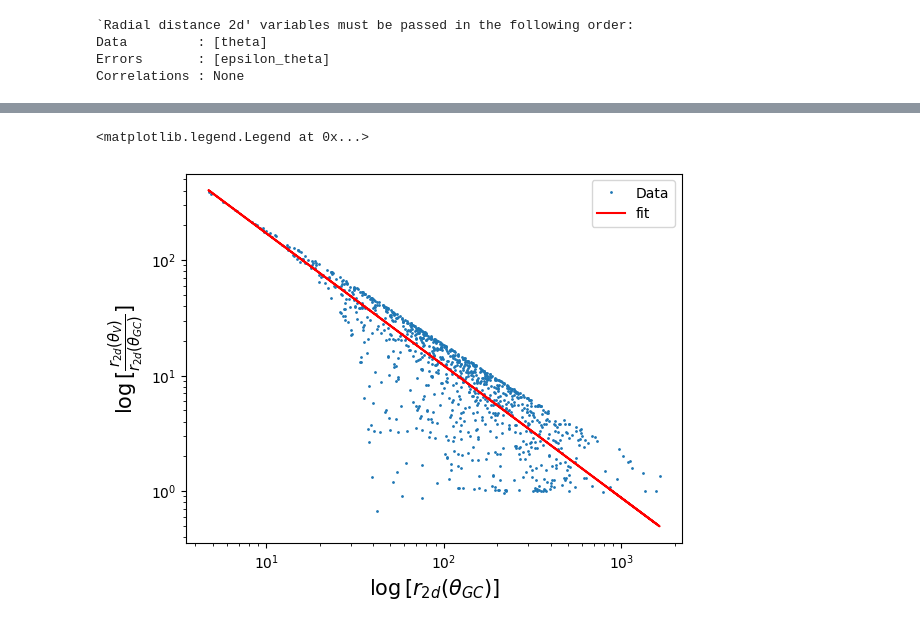
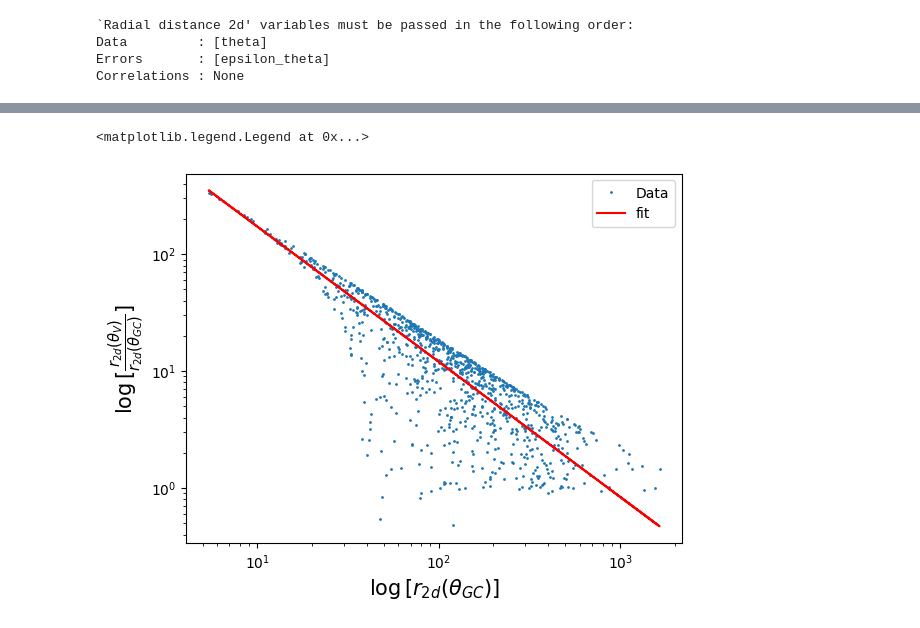
Before and after one commit to pietroferraiuolo/GRASP, a Jupyter notebook: scripts/n6121_analysis.ipynb, the cells around one changed output, grey strips where cells are left out. Saved outputs shown, nothing was run; the diff lists cells and outputs as text; code cells hidden in the pictures.

```diff
--- a/scripts/n6121_analysis.ipynb
+++ b/scripts/n6121_analysis.ipynb
@@ -140,5 +180,5 @@ A = 51994.87  ;  lambda = -1.79
 # %%
-fit = grasp.stats.fit_data(theta_1[t_ratio<400], t_ratio[t_ratio<400], fit='power')
+fit = grasp.stats.fit_data(t_ratio[t_ratio<400], fit='power', x_data=theta_1[t_ratio<400])
 
 coeffs = fit['parameters']
 
@@ -224,13 +264,13 @@ findfont: Generic family 'cursive' not found because none of the following famil
 # %%
-fit = grasp.stats.fit_data(r2d_1[r_ratio<400], r_ratio[r_ratio<400], fit='power')
+fit = grasp.stats.fit_data(r_ratio[r_ratio<400], fit='power', x_data = r2d_1[r_ratio<400])
 
 plt.plot(r2d_1[r_ratio<400], r_ratio[r_ratio<400], 'o', markersize=1, label='Data')
-plt.plot(r2d_1[r_ratio<400], fit['y-fit'], c='r', label='fit')
+plt.plot(r2d_1[r_ratio<400], fit['y_fit'], c='r', label='fit')
 plt.xlabel(r'$\log{[r_{2d}(\theta_{GC})]}$', fontdict=grasp.plots.label_font)
 plt.ylabel(r'$\log{[\frac{r_{2d}(\theta_{V})}{r_{2d}(\theta_{GC})}]}$', fontdict=grasp.plots.label_font)
 plt.yscale('log')
 plt.xscale('log')
 plt.legend()
 # %% [output]
 <matplotlib.legend.Legend at 0x...>
-[figure, old version]
+[figure, new version]
```
Also changed, not shown: parts of 18 cells of this notebook, 8 other files.
